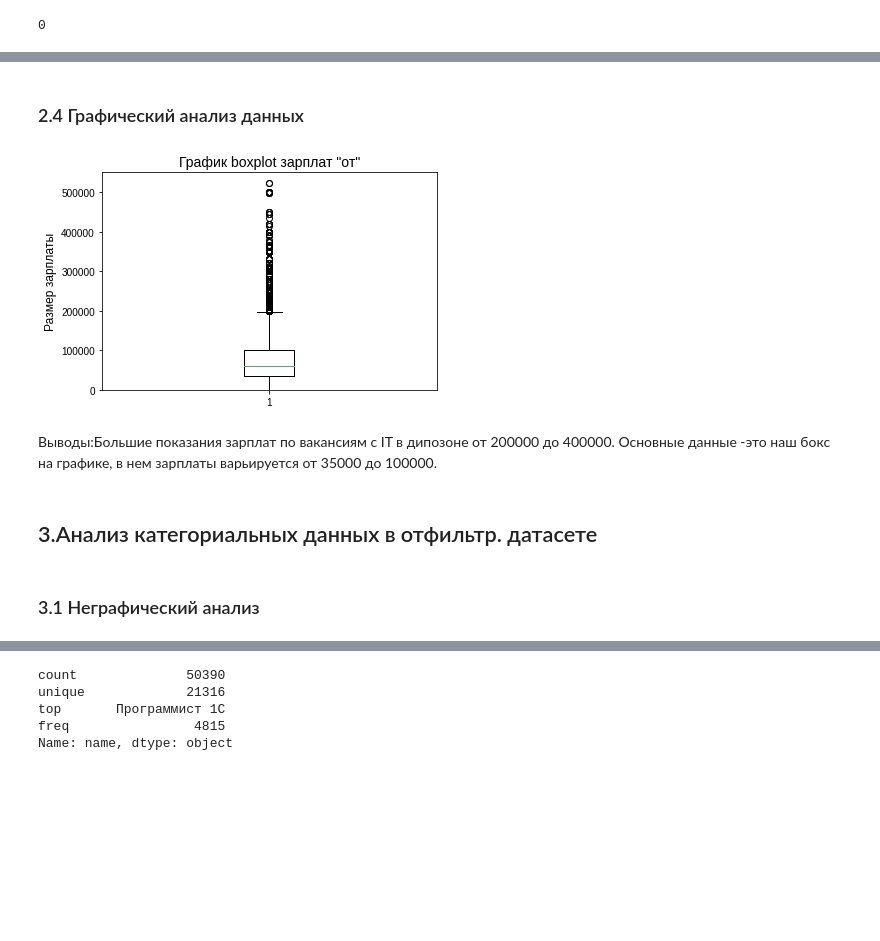
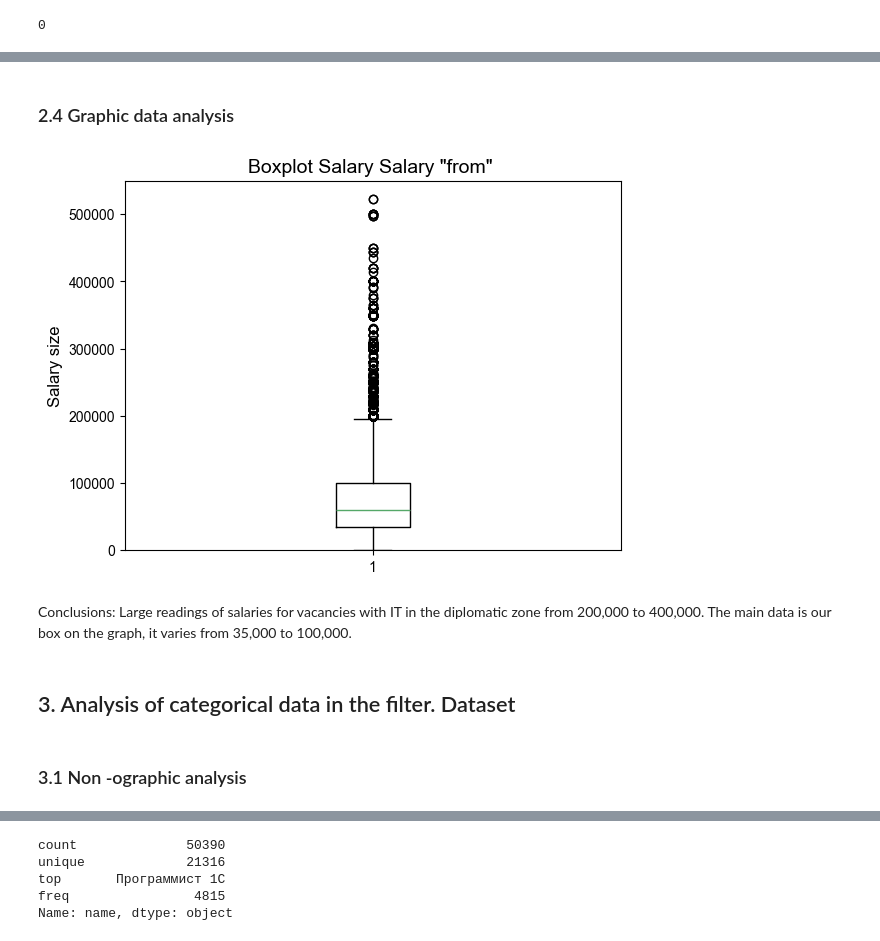
Before and after one commit to MichaelPomelov/Yandex-Praktikum-projects-in-DS, a Jupyter notebook: Exploratory Data Analysis/EDA_statistic.ipynb, the cells around one changed output, grey strips where cells are left out. Drawn from its saved outputs; the diff is of its cells as text; code cells hidden in the pictures; blank space fills up the shorter version.

```diff
--- a/Exploratory Data Analysis/EDA_statistic.ipynb
+++ b/Exploratory Data Analysis/EDA_statistic.ipynb
@@ -244,20 +243,20 @@ Name: convertred_salary_from, dtype: float64
 # %% [markdown]
-### 2.4 Графический анализ данных
+### 2.4 Graphic data analysis
 # %%
 import matplotlib.pyplot as plt
 
 salary_from_stat_na = salary_from_stat.dropna()
 plt.axis(ymin=0, ymax=550000)
 plt.boxplot(salary_from_stat_na)
-plt.title('График boxplot зарплат "от"', fontsize=14)
-plt.ylabel('Размер зарплаты', fontsize=12)
-plt.style.use('seaborn')
+plt.title('Boxplot Salary Salary "from" ', fontsize=14)
+plt.ylabel('Salary size', fontsize=12)
+plt.style.use('seaborn-v0_8')
 plt.show()
 # %% [output]
-[figure, old version]
+[figure, new version]
-# %% [markdown]
-Выводы:Большие показания зарплат по вакансиям с IT в дипозоне от 200000 до 400000. Основные данные -это наш бокс на графике, в нем зарплаты варьируется от 35000 до 100000.
-# %% [markdown]
-## 3.Анализ категориальных данных в отфильтр. датасете
+# %% [markdown]
+Conclusions: Large readings of salaries for vacancies with IT in the diplomatic zone from 200,000 to 400,000. The main data is our box on the graph, it varies from 35,000 to 100,000.
+# %% [markdown]
+## 3. Analysis of categorical data in the filter. Dataset
 # %% [markdown]
-### 3.1 Неграфический анализ
+### 3.1 Non -ographic analysis
```
Also changed, not shown: parts of 157 cells of this notebook, 2 other files.
